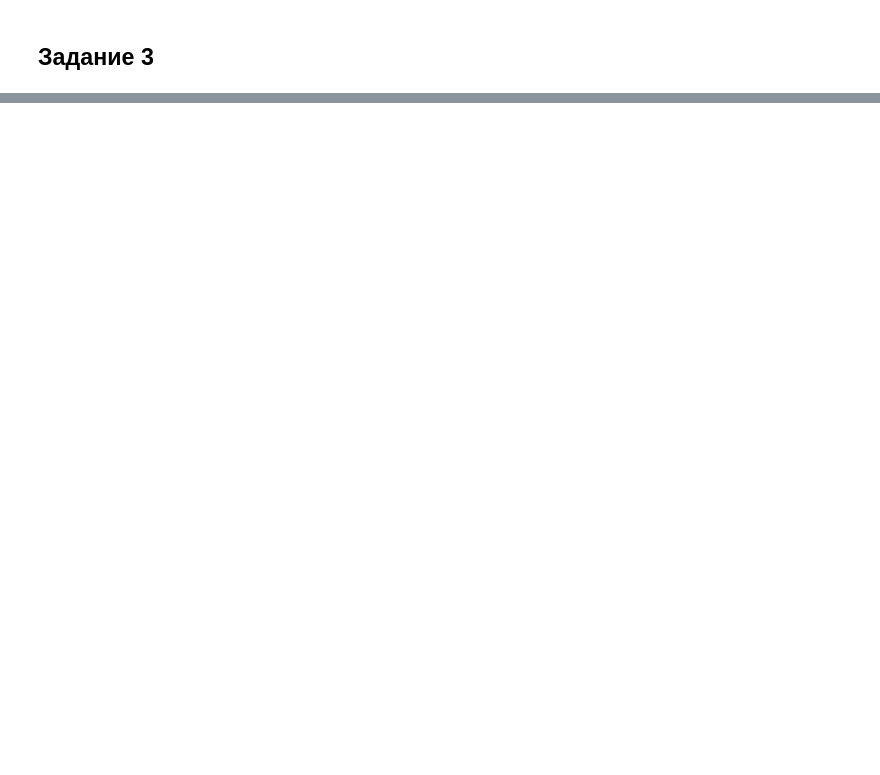
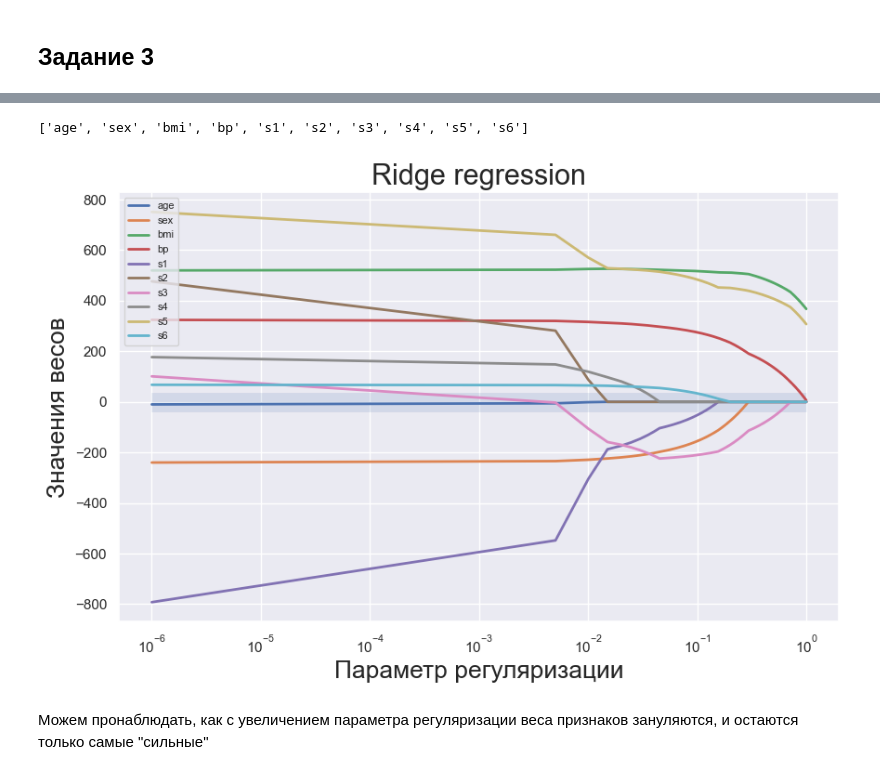
Before and after one commit to OhNoMyRook/Calculus, a Jupyter notebook: hw-5(code).ipynb, the cells around one changed output, grey strips where cells are left out. Drawn from its saved outputs; the diff is of its cells as text; code cells hidden in the pictures; blank space fills up the shorter version.

Commit message:
redesign visual

```diff
--- a/hw-5(code).ipynb
+++ b/hw-5(code).ipynb
@@ -20,10 +12,0 @@ weights
-# %%
-data, target = load_diabetes(as_frame= True, return_X_y=True)
-a = 1e-6
-n = 50
-alpha_linspace = np.linspace(a, 1, n)
-for i in range(0,n):
-    lm = Lasso(alpha_linspace[i])
-    lm.fit(data, target)
-    weights = pd.concat([weights,pd.DataFrame(np.transpose(lm.coef_.tolist()),columns=["weight"])], ignore_index=True) #Для каждой альфы получили равное количеству признаков
-                                                                                                                       #количество весов, сгрузили в общий датафрейм
@@ -109,0 +15,9 @@ sns.catplot(data = join, kind='bar', x = 'category', y = 'weight', col='alpha',
+# %%
+alphas = np.linspace(1e-6, 1, 200) # сетка параметров
+coefs = [] # коэффициенты модели
+for a in alphas:
+    model = Lasso()
+    model.set_params(alpha = a)
+    model.fit(data, target)
+    coefs.append(model.coef_)
+coefs
@@ -109,0 +42,26 @@ sns.catplot(data = join, kind='bar', x = 'category', y = 'weight', col='alpha',
+# %%
+category = data.columns.to_list()
+category
+# %% [output]
+['age', 'sex', 'bmi', 'bp', 's1', 's2', 's3', 's4', 's5', 's6']
+# %%
+plt.figure(figsize=(10,6))
+ax = plt.gca() # используется для получения текущего экземпляра axes
+ax.hlines(0, 1e-6, 1, linewidth=15, alpha=0.15)
+ind = 0
+for coef in np.array(coefs).T:
+    label = category[ind]
+    ax.plot(alphas, coef, linewidth=2, label=label) # рисуем коэффициенты в зависимости от alpha
+    ind += 1
+
+ax.set_xscale('log') # логарифмическая шкала
+plt.xlabel('Параметр регуляризации', fontsize=19)
+plt.ylabel('Значения весов', fontsize=19)
+plt.title('Ridge regression', fontsize=22)
+plt.legend(loc='upper left', fontsize=8)
+plt.axis('tight')
+plt.show()
+# %% [output]
+[figure, added]
+# %% [markdown]
+Можем пронаблюдать, как с увеличением параметра регуляризации веса признаков зануляются, и остаются только самые "сильные"
```
Also changed, not shown: parts of 13 cells of this notebook.
